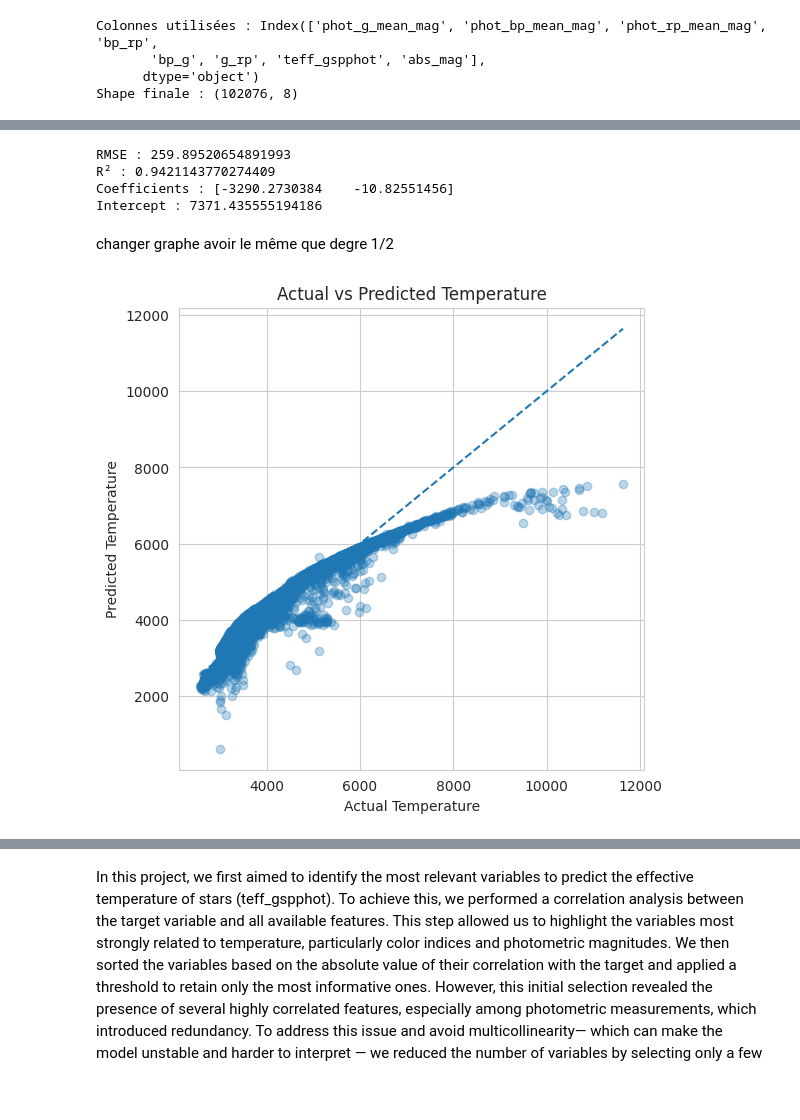
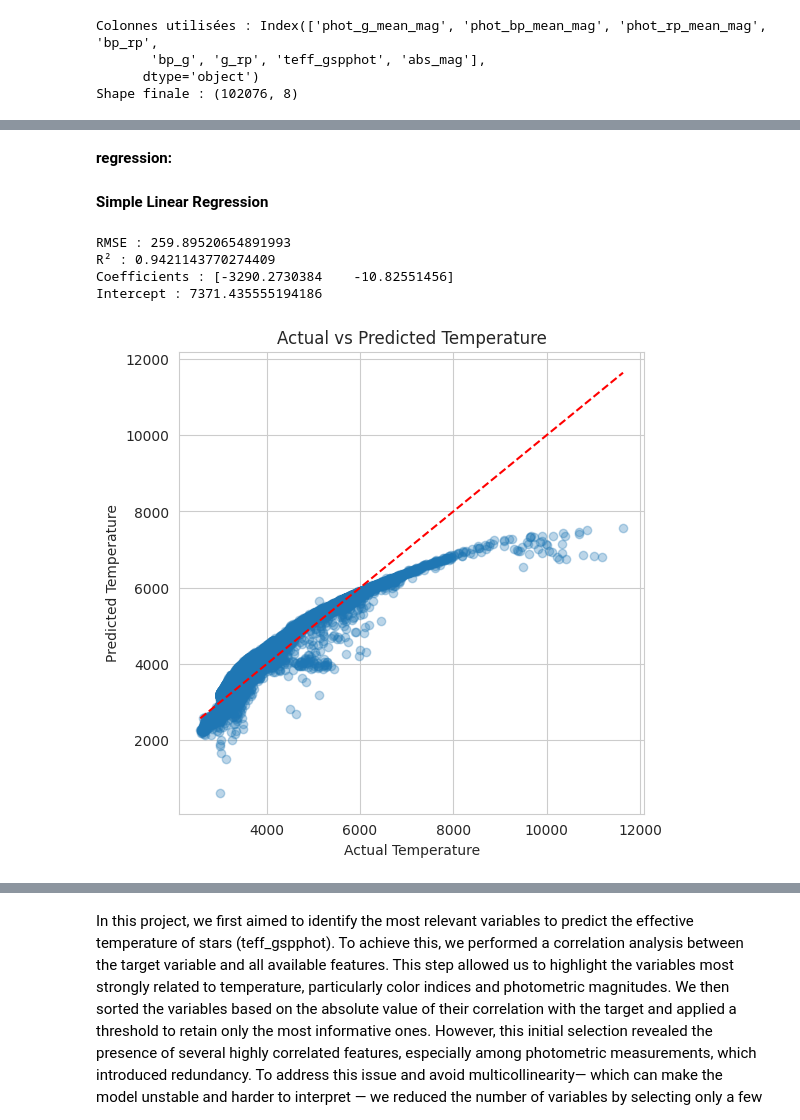
Before and after one commit to Valentinekrafft/Machinelearningproject, a Jupyter notebook: project_reg.ipynb, the cells around one changed output, grey strips where cells are left out. Cells and saved outputs as stored; diff of their text form; code cells hidden in the pictures; blank space fills up the shorter version.

```diff
--- a/project_reg.ipynb
+++ b/project_reg.ipynb
@@ -694,7 +692,11 @@ regression.
+# %% [markdown]
+**regression:**
 # %%
 from sklearn.model_selection import train_test_split
 from sklearn.linear_model import LinearRegression
 from sklearn.metrics import mean_squared_error, r2_score
+# %% [markdown]
+**Simple Linear Regression**
 # %%
 # 1. Séparer X (features) et y (target)
 X = df_reg1[['g_rp', 'abs_mag']]
@@ -712,11 +714,11 @@ model = LinearRegression()
 model.fit(X_train, y_train)
 
 # 5. Prédictions
-y_pred = model.predict(X_test)
+y_pred_linear = model.predict(X_test)
 
 # 6. Évaluation
-rmse = np.sqrt(mean_squared_error(y_test, y_pred))
-r2 = r2_score(y_test, y_pred)
+rmse = np.sqrt(mean_squared_error(y_test, y_pred_linear))
+r2 = r2_score(y_test, y_pred_linear)
 
 print("RMSE :", rmse)
 print("R² :", r2)
@@ -729,23 +731,22 @@ RMSE : 259.89520654891993
 R² : 0.9421143770274409
 Coefficients : [-3290.2730384    -10.82551456]
 Intercept : 7371.435555194186
-# %% [markdown]
-changer graphe avoir le même que degre 1/2
 # %%
 import matplotlib.pyplot as plt
 
 plt.figure(figsize=(6,6))
-plt.scatter(y_test, y_pred, alpha=0.3)
+plt.scatter(y_test, y_pred_linear, alpha=0.3)
 
 # Ligne parfaite (y = x)
 plt.plot([y_test.min(), y_test.max()],
          [y_test.min(), y_test.max()],
-         linestyle='--')
+
+     color="red" ,linestyle='--')
 
 plt.xlabel("Actual Temperature")
 plt.ylabel("Predicted Temperature")
 plt.title("Actual vs Predicted Temperature")
 plt.show()
 # %% [output]
-[figure, old version]
+[figure, new version]
 # %%
```
Also changed, not shown: parts of 16 cells of this notebook.
